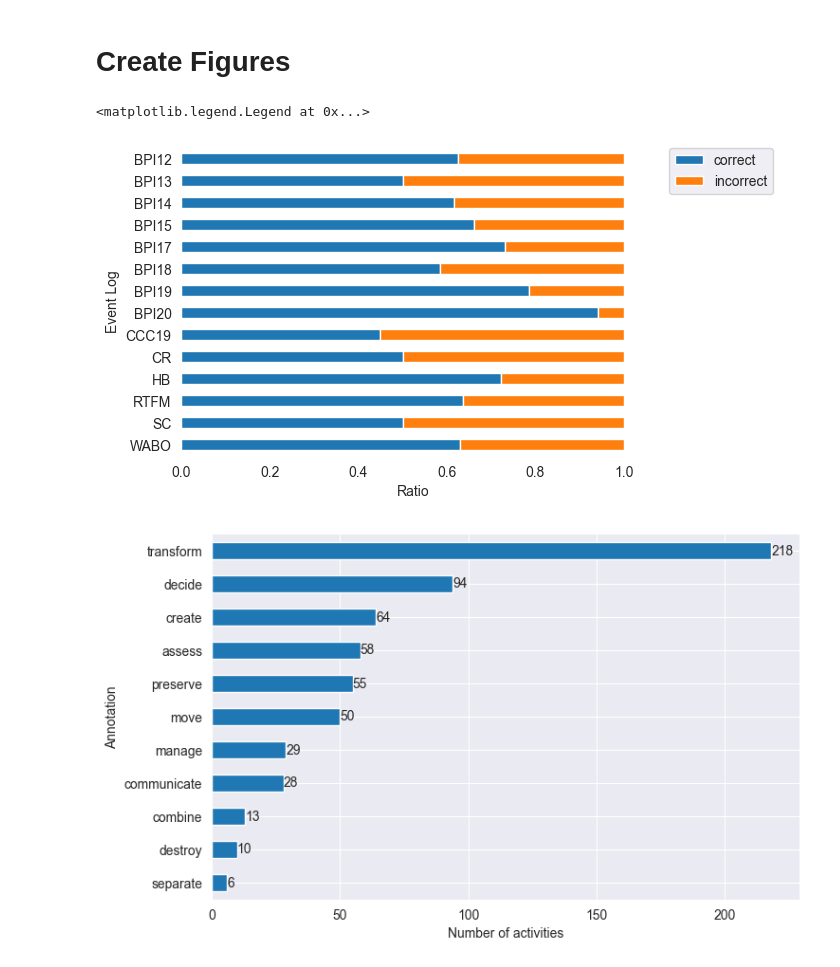
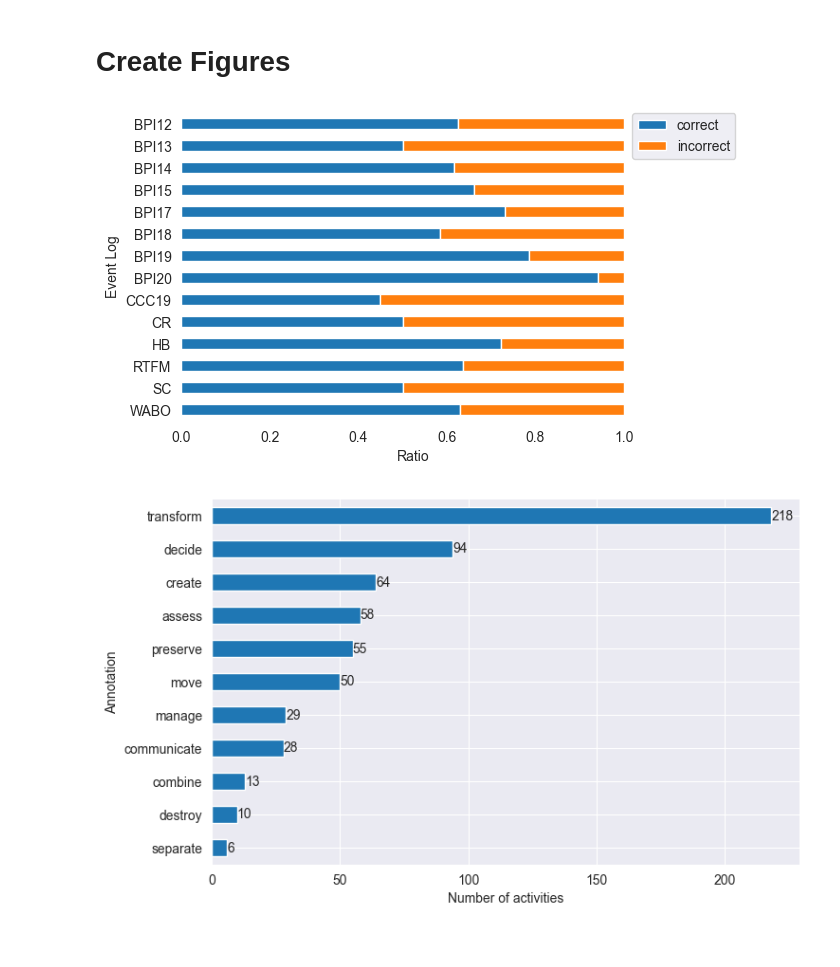
Before and after one commit to sailera/activity-role-classification, a Jupyter notebook: src/classification/inspection.ipynb, the cells around one changed output. Saved outputs shown, nothing was run; the diff lists cells and outputs as text; code cells hidden in the pictures.

```diff
--- a/src/classification/inspection.ipynb
+++ b/src/classification/inspection.ipynb
@@ -56,23 +56,23 @@ replacer = {
 # %%
 df_svm['correct'] = 0
 df_svm['incorrect'] = 0
 df_svm['total'] = 1
 df_svm.loc[df_svm['annotation'] == df_svm['pred'], 'correct'] = 1
 df_svm.loc[df_svm['annotation'] != df_svm['pred'], 'incorrect'] = 1
 df_svm['log'] = df['event:log:name']
 df_svm['log'] = df_svm['log'].apply(lambda x: replacer[x])
 a = df_svm.groupby('log').sum()
 a['correct'] = a['correct'] / a['total']
 a['incorrect'] = a['incorrect'] / a['total']
 a = a[['correct', 'incorrect']]
 ax_ratio = a.sort_index(ascending=False).plot(kind='barh', stacked=True, figsize=(6, 4), grid=False)
 
 ax_ratio.set(xlabel='Ratio', ylabel='Event Log')
 ax_ratio.set_facecolor('white')
-plt.legend(bbox_to_anchor=(1.05, 1), loc='upper left', borderaxespad=0)
+plt.legend(bbox_to_anchor=(0.97, 1), loc='upper left', borderaxespad=0)
+ax_ratio.get_figure().savefig('../../outputs/results/figures/ratio.pdf', bbox_inches="tight")
 # %% [output]
-<matplotlib.legend.Legend at 0x...>
-[figure, old version]
+[figure, new version]
 # %%
 df_grouped = df_gold.rename(columns={ANNOTATION_KEY: 'Annotation'}).groupby(['Annotation'])[DEFAULT_ACTIVITY_KEY].count().sort_values()
 ax_grouped = df_grouped.plot(kind='barh', title='', figsize=(8, 5))
```
Also changed, not shown: parts of 2 cells of this notebook, 18 other files.
